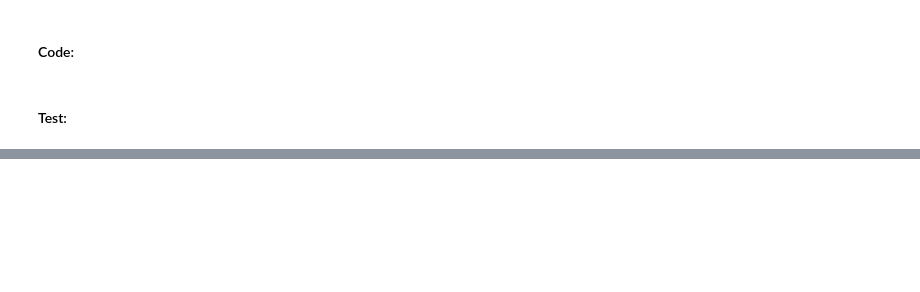
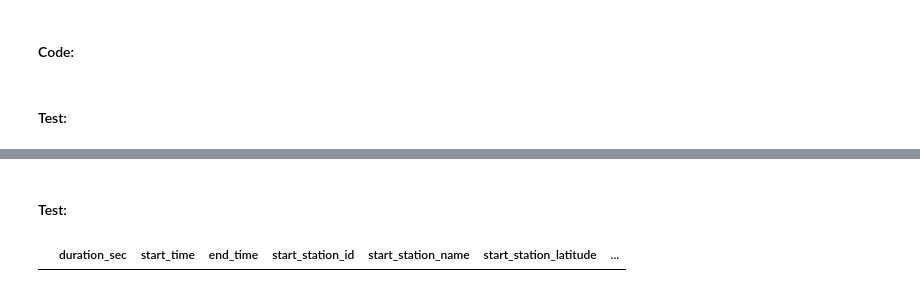
Before and after one commit to mohamed-gomaa84/Communicate_Data_Findings, a Jupyter notebook: exploration_template.ipynb, the cells around one changed output, grey strips where cells are left out. Saved outputs shown, nothing was run; the diff lists cells and outputs as text; code cells hidden in the pictures; blank space fills up the shorter version.

```diff
--- a/exploration_template.ipynb
+++ b/exploration_template.ipynb
@@ -346,0 +435,8 @@ memory usage: 52.5+ MB
+# %%
+df_extra_clean.drop(df_extra_clean[df_extra_clean['start_station_id'].isnull()].index, inplace = True)
+# %% [markdown]
+#### Test:
+# %%
+df_extra_clean[df_extra_clean['start_station_id'].isnull()]
+# %% [output]
+|  | duration_sec | start_time | end_time | start_station_id | start_station_name | start_station_latitude | ... |
```
Also changed, not shown: parts of 33 cells of this notebook.
